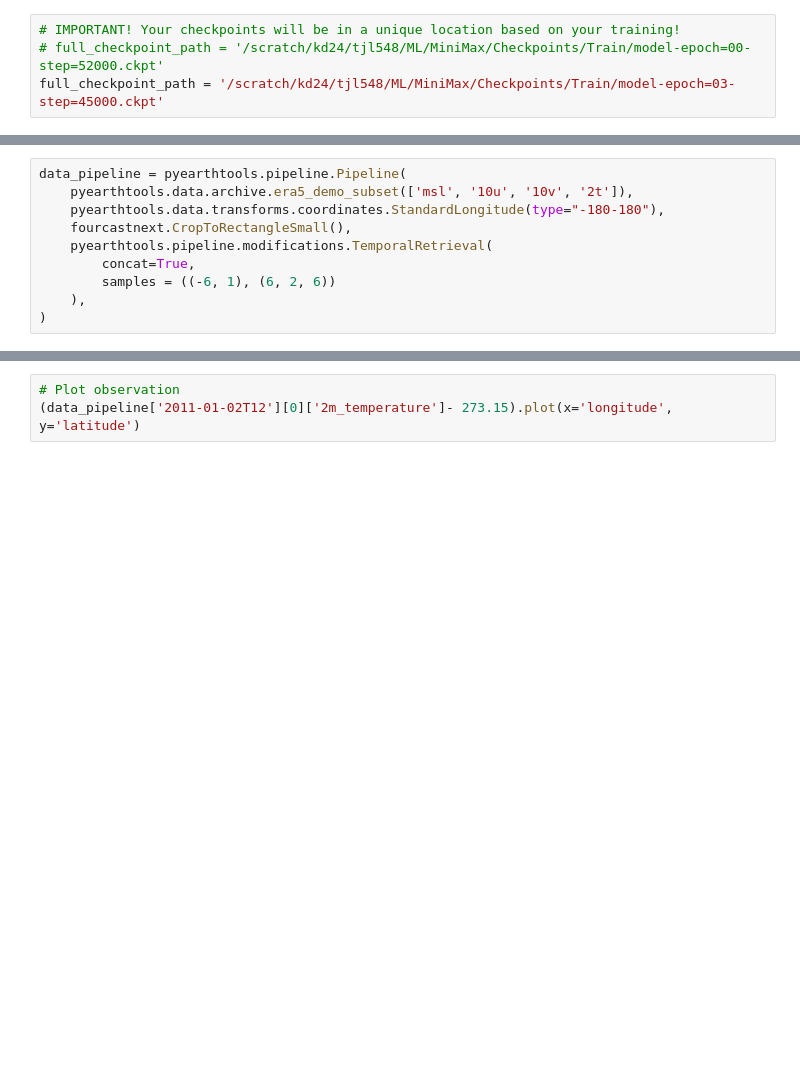
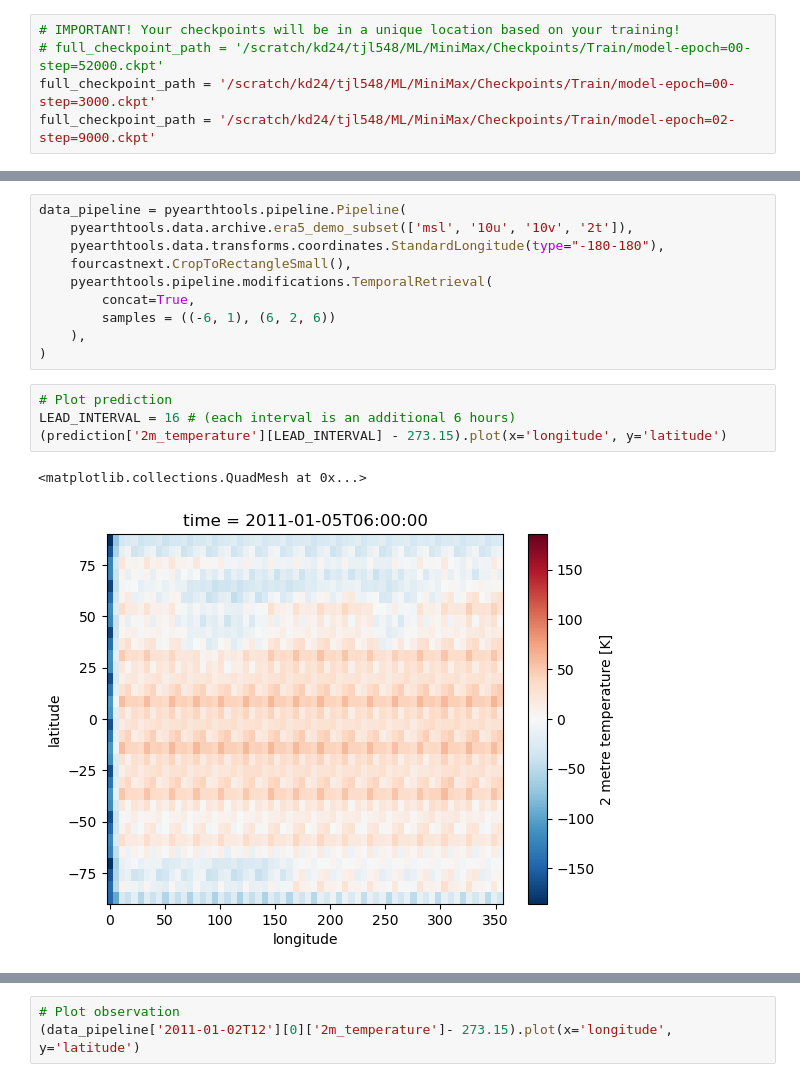
Before and after one commit to ACCESS-Community-Hub/PyEarthTools, a Jupyter notebook: notebooks/tutorial/FourCastMiniMax.ipynb, the cells around one changed output, grey strips where cells are left out. Saved outputs shown, nothing was run; the diff lists cells and outputs as text; blank space fills up the shorter version.

```diff
--- a/notebooks/tutorial/FourCastMiniMax.ipynb
+++ b/notebooks/tutorial/FourCastMiniMax.ipynb
@@ -244,7 +227,8 @@ NameError: name 'exit' is not defined
 # %%
 # IMPORTANT! Your checkpoints will be in a unique location based on your training!
 # full_checkpoint_path = '/scratch/kd24/tjl548/ML/MiniMax/Checkpoints/Train/model-epoch=00-step=52000.ckpt'
-full_checkpoint_path = '/scratch/kd24/tjl548/ML/MiniMax/Checkpoints/Train/model-epoch=03-step=45000.ckpt'
+full_checkpoint_path = '/scratch/kd24/tjl548/ML/MiniMax/Checkpoints/Train/model-epoch=00-step=3000.ckpt'
+full_checkpoint_path = '/scratch/kd24/tjl548/ML/MiniMax/Checkpoints/Train/model-epoch=02-step=9000.ckpt'
 # %%
 data_pipeline = pyearthtools.pipeline.Pipeline(
     accessor,
@@ -303,5 +271,12 @@ data_pipeline = pyearthtools.pipeline.Pipeline(
         samples = ((-6, 1), (6, 2, 6))
     ),
 )
+# %%
+# Plot prediction
+LEAD_INTERVAL = 16 # (each interval is an additional 6 hours)
+(prediction['2m_temperature'][LEAD_INTERVAL] - 273.15).plot(x='longitude', y='latitude')
+# %% [output]
+<matplotlib.collections.QuadMesh at 0x...>
+[figure, added]
 # %%
 # Plot prediction
```
Also changed, not shown: parts of 10 cells of this notebook, 1 other file.
